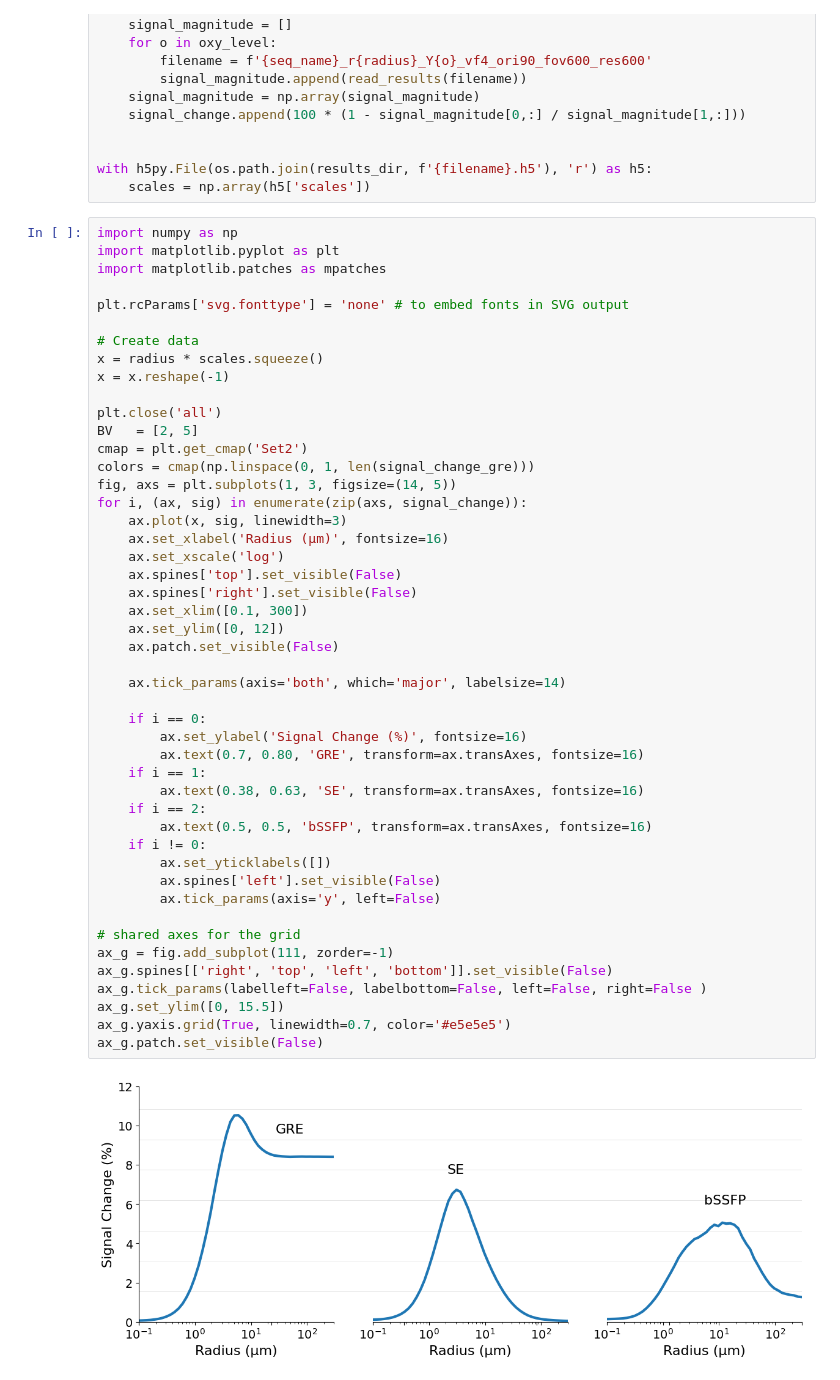
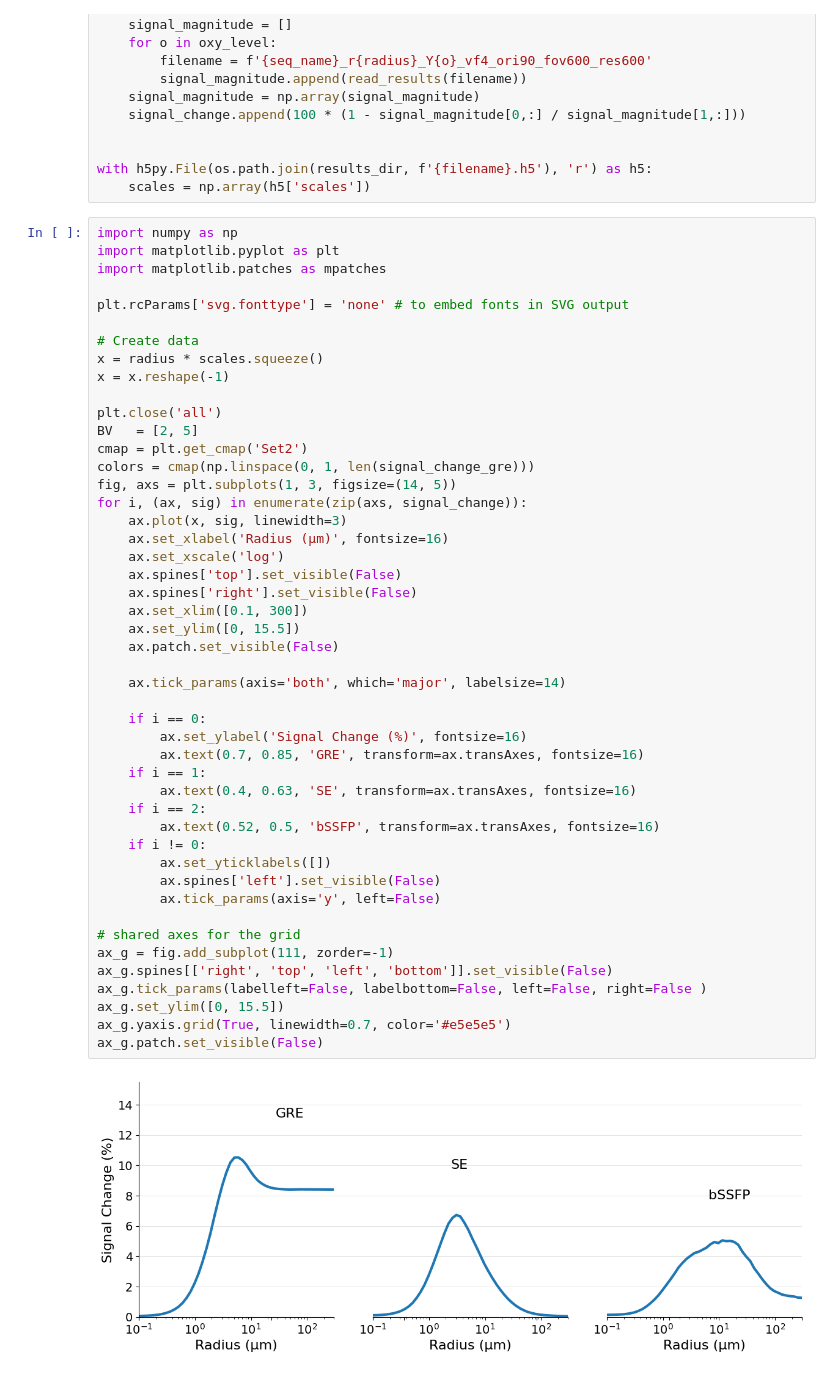
Before and after one commit to aghaeifar/SpinWalk, a Jupyter notebook: demo/spinwalk_example.ipynb, the cells around one changed output. Cells and saved outputs as stored; diff of their text form.

```diff
--- a/demo/spinwalk_example.ipynb
+++ b/demo/spinwalk_example.ipynb
@@ -356,35 +358,35 @@ cmap = plt.get_cmap('Set2')
 colors = cmap(np.linspace(0, 1, len(signal_change_gre)))
 fig, axs = plt.subplots(1, 3, figsize=(14, 5))
 for i, (ax, sig) in enumerate(zip(axs, signal_change)):
     ax.plot(x, sig, linewidth=3)
     ax.set_xlabel('Radius (µm)', fontsize=16)
     ax.set_xscale('log')
     ax.spines['top'].set_visible(False)
     ax.spines['right'].set_visible(False)
     ax.set_xlim([0.1, 300])
-    ax.set_ylim([0, 12])
+    ax.set_ylim([0, 15.5])
     ax.patch.set_visible(False)
 
     ax.tick_params(axis='both', which='major', labelsize=14)
 
     if i == 0:
         ax.set_ylabel('Signal Change (%)', fontsize=16)
-        ax.text(0.7, 0.80, 'GRE', transform=ax.transAxes, fontsize=16)
+        ax.text(0.7, 0.85, 'GRE', transform=ax.transAxes, fontsize=16)
     if i == 1:
-        ax.text(0.38, 0.63, 'SE', transform=ax.transAxes, fontsize=16)
+        ax.text(0.4, 0.63, 'SE', transform=ax.transAxes, fontsize=16)
     if i == 2:
-        ax.text(0.5, 0.5, 'bSSFP', transform=ax.transAxes, fontsize=16)
+        ax.text(0.52, 0.5, 'bSSFP', transform=ax.transAxes, fontsize=16)
     if i != 0:
         ax.set_yticklabels([])
         ax.spines['left'].set_visible(False)
         ax.tick_params(axis='y', left=False)
 
 # shared axes for the grid
 ax_g = fig.add_subplot(111, zorder=-1)
 ax_g.spines[['right', 'top', 'left', 'bottom']].set_visible(False)
 ax_g.tick_params(labelleft=False, labelbottom=False, left=False, right=False )
 ax_g.set_ylim([0, 15.5])
 ax_g.yaxis.grid(True, linewidth=0.7, color='#e5e5e5')
 ax_g.patch.set_visible(False)
 # %% [output]
-[figure, old version]
+[figure, new version]
```
Also changed, not shown: parts of 1 cell of this notebook.
